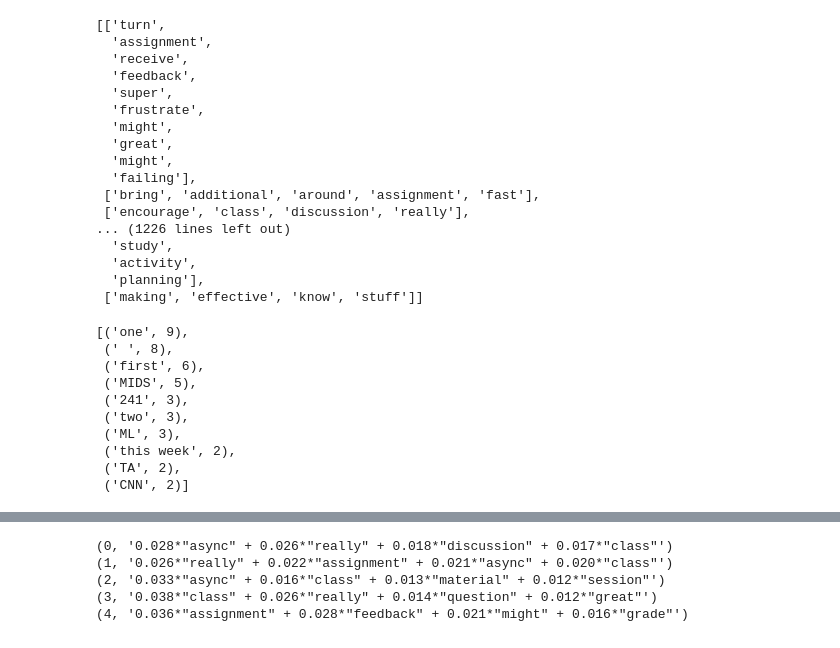
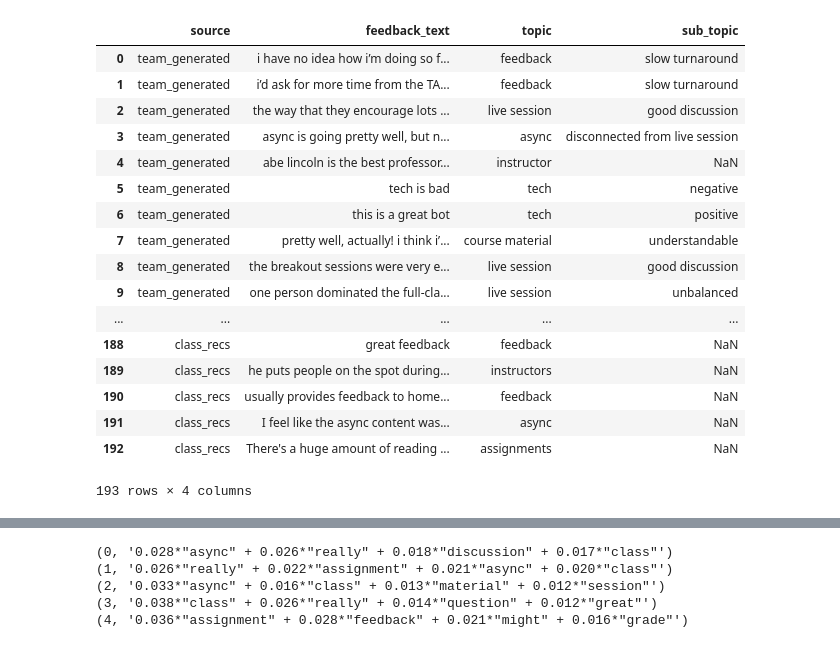
Before and after one commit to jmercado14/w210-spring2019-final-project, a Jupyter notebook: text_summarization/topic_modeling_2.ipynb, the cells around one changed output, grey strips where cells are left out. Drawn from its saved outputs; the diff is of its cells as text; code cells hidden in the pictures.

Commit message:
updated topic modeling, looking at topics vs subtopics

```diff
--- a/text_summarization/topic_modeling_2.ipynb
+++ b/text_summarization/topic_modeling_2.ipynb
@@ -63,4 +63,4 @@ def prepare_text_for_lda(text):
     return tokens
 # %%
 # load file
-chats = pd.read_csv('student_feedback.csv')
+training_feedback = pd.read_csv('training_data/feedback_data_for_training.csv')
@@ -94,27 +66,0 @@ chats[1]
-# %%
-chats_tokenized = []
-# preprocessing - WILL TAKE 30+ MINS
-
-for i in range(len(chats)):
-    tokens = prepare_text_for_lda(str(chats[i]))
-    chats_tokenized.append(tokens)
-
-chats_tokenized
-# %% [output]
-[['turn',
-  'assignment',
-  'receive',
-  'feedback',
-  'super',
-  'frustrate',
-  'might',
-  'great',
-  'might',
-  'failing'],
- ['bring', 'additional', 'around', 'assignment', 'fast'],
- ['encourage', 'class', 'discussion', 'really'],
-... (1226 lines left out)
-  'study',
-  'activity',
-  'planning'],
- ['making', 'effective', 'know', 'stuff']]
@@ -125,15 +66,0 @@ clean_text = s.join(chats)
-# %%
-text = nlp(clean_text)
-items = [x.text for x in text.ents]
-Counter(items).most_common(10)
-# %% [output]
-[('one', 9),
- (' ', 8),
- ('first', 6),
- ('MIDS', 5),
- ('241', 3),
- ('two', 3),
- ('ML', 3),
- ('this week', 2),
- ('TA', 2),
- ('CNN', 2)]
@@ -148,0 +67,21 @@ dictionary.save('dictionary_feedback.gensim')
+# %%
+training_feedback
+# %% [output]
+|  | source | feedback_text | topic | sub_topic |
+| 0 | team_generated | i have no idea how i’m doing so f... | feedback | slow turnaround |
+| 1 | team_generated | i’d ask for more time from the TA... | feedback | slow turnaround |
+| 2 | team_generated | the way that they encourage lots ... | live session | good discussion |
+| 3 | team_generated | async is going pretty well, but n... | async | disconnected from live session |
+| 4 | team_generated | abe lincoln is the best professor... | instructor | NaN |
+| 5 | team_generated | tech is bad | tech | negative |
+| 6 | team_generated | this is a great bot | tech | positive |
+| 7 | team_generated | pretty well, actually! i think i’... | course material | understandable |
+| 8 | team_generated | the breakout sessions were very e... | live session | good discussion |
+| 9 | team_generated | one person dominated the full-cla... | live session | unbalanced |
+| ... | ... | ... | ... | ... |
+| 188 | class_recs | great feedback | feedback | NaN |
+| 189 | class_recs | he puts people on the spot during... | instructors | NaN |
+| 190 | class_recs | usually provides feedback to home... | feedback | NaN |
+| 191 | class_recs | I feel like the async content was... | async | NaN |
+| 192 | class_recs | There's a huge amount of reading ... | assignments | NaN |
+193 rows × 4 columns
```
Also changed, not shown: parts of 10 cells of this notebook, 31 other files.
